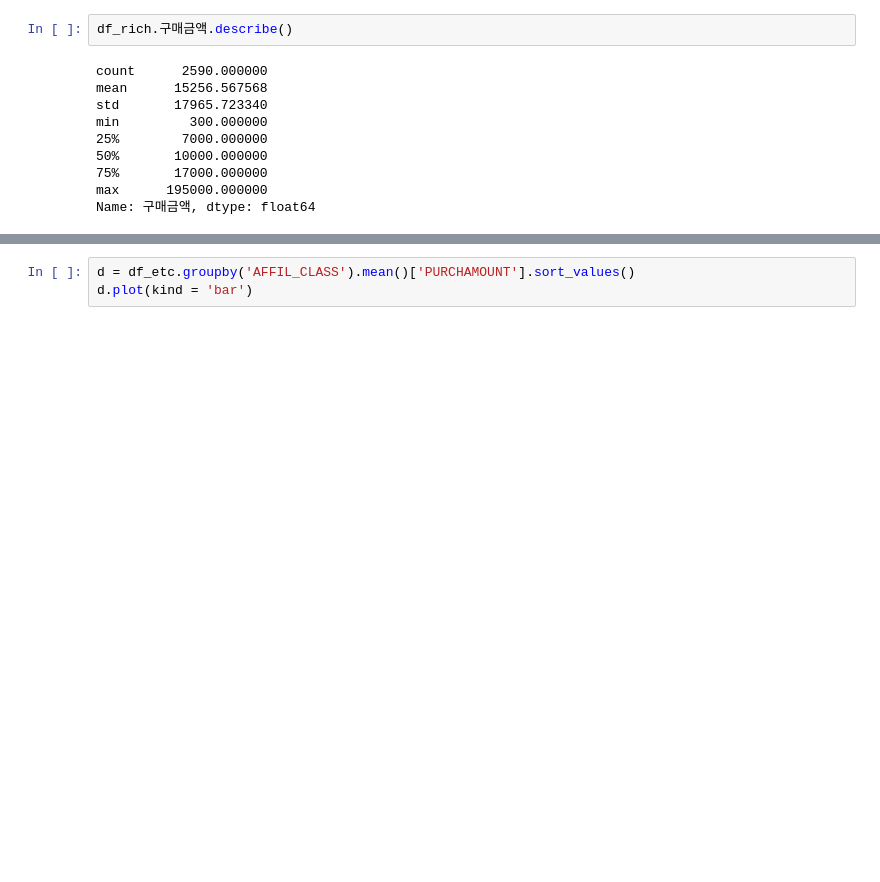
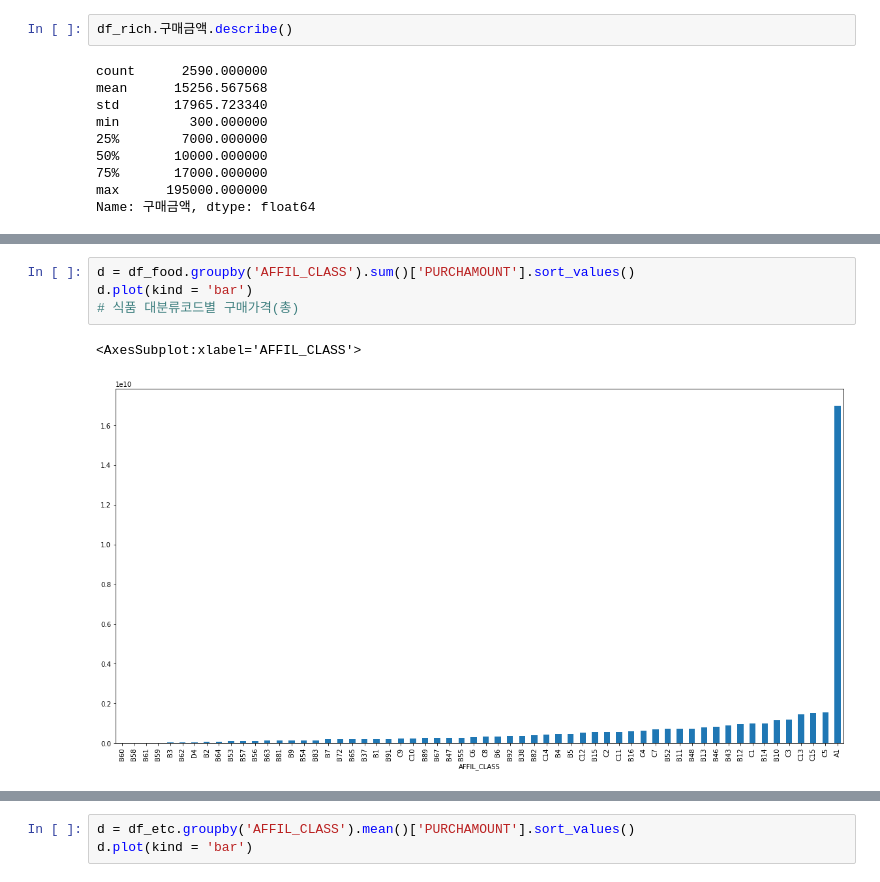
Before and after one commit to zoqls15/python, a Jupyter notebook: lmember.ipynb, the cells around one changed output, grey strips where cells are left out. Drawn from its saved outputs; the diff is of its cells as text; blank space fills up the shorter version.

```diff
--- a/lmember.ipynb
+++ b/lmember.ipynb
@@ -183,0 +230,7 @@ d.plot(kind = 'bar')
+# %%
+d = df_food.groupby('AFFIL_CLASS').sum()['PURCHAMOUNT'].sort_values()
+d.plot(kind = 'bar')
+# 식품 대분류코드별 구매가격(총)
+# %% [output]
+<AxesSubplot:xlabel='AFFIL_CLASS'>
+[figure, added]
```
Also changed, not shown: parts of 12 cells of this notebook, 4 other files.
